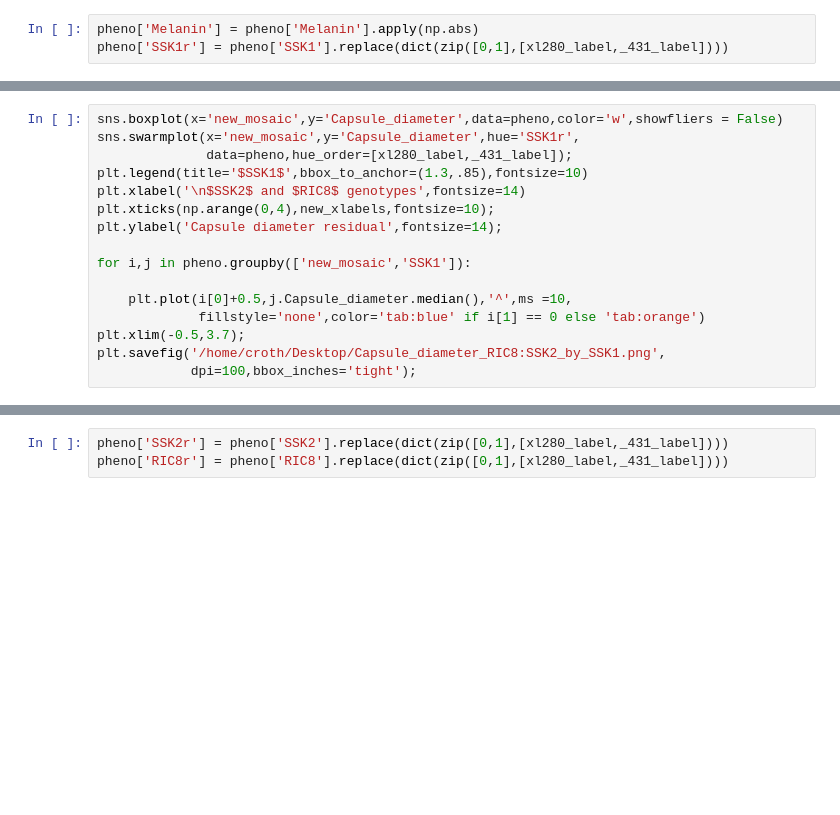
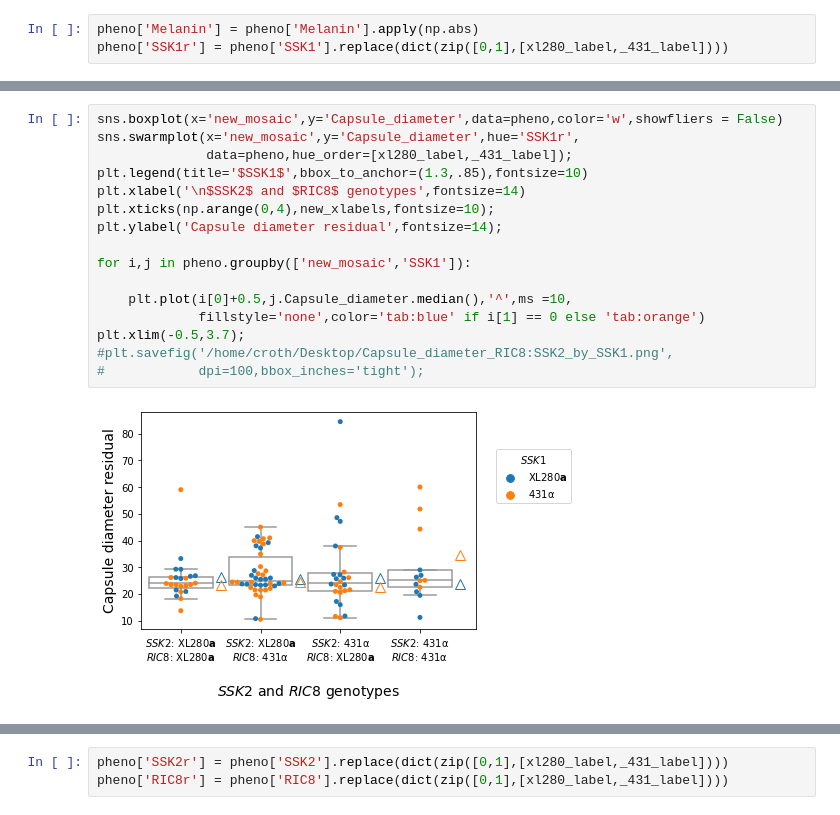
Before and after one commit to magwenelab/crypto-QTL-paper, a Jupyter notebook: SCRIPTS/Cryptococcus_phenotypes_S7_S8_Figs.ipynb, the cells around one changed output, grey strips where cells are left out. Saved outputs shown, nothing was run; the diff lists cells and outputs as text; blank space fills up the shorter version.

```diff
--- a/SCRIPTS/Cryptococcus_phenotypes_S7_S8_Figs.ipynb
+++ b/SCRIPTS/Cryptococcus_phenotypes_S7_S8_Figs.ipynb
@@ -378,19 +577,21 @@ plt.savefig('/home/croth/Desktop/Melanization_RIC8:SSK2_by_SSK1.png',
 # %%
 sns.boxplot(x='new_mosaic',y='Capsule_diameter',data=pheno,color='w',showfliers = False)
 sns.swarmplot(x='new_mosaic',y='Capsule_diameter',hue='SSK1r',
               data=pheno,hue_order=[xl280_label,_431_label]);
 plt.legend(title='$SSK1$',bbox_to_anchor=(1.3,.85),fontsize=10)
 plt.xlabel('\n$SSK2$ and $RIC8$ genotypes',fontsize=14)
 plt.xticks(np.arange(0,4),new_xlabels,fontsize=10);
 plt.ylabel('Capsule diameter residual',fontsize=14);
 
 for i,j in pheno.groupby(['new_mosaic','SSK1']):
 
     plt.plot(i[0]+0.5,j.Capsule_diameter.median(),'^',ms =10,
              fillstyle='none',color='tab:blue' if i[1] == 0 else 'tab:orange')
 plt.xlim(-0.5,3.7);
-plt.savefig('/home/croth/Desktop/Capsule_diameter_RIC8:SSK2_by_SSK1.png',
-            dpi=100,bbox_inches='tight');
+#plt.savefig('/home/croth/Desktop/Capsule_diameter_RIC8:SSK2_by_SSK1.png',
+#            dpi=100,bbox_inches='tight');
+# %% [output]
+[figure, added]
 # %%
 sns.boxplot(x='new_mosaic',y='Capsule_diameter_residual',data=pheno,color='w',showfliers = False)
 sns.swarmplot(x='new_mosaic',y='Capsule_diameter_residual',hue='SSK1r',
```
Also changed, not shown: parts of 175 cells of this notebook, 12 other files.
